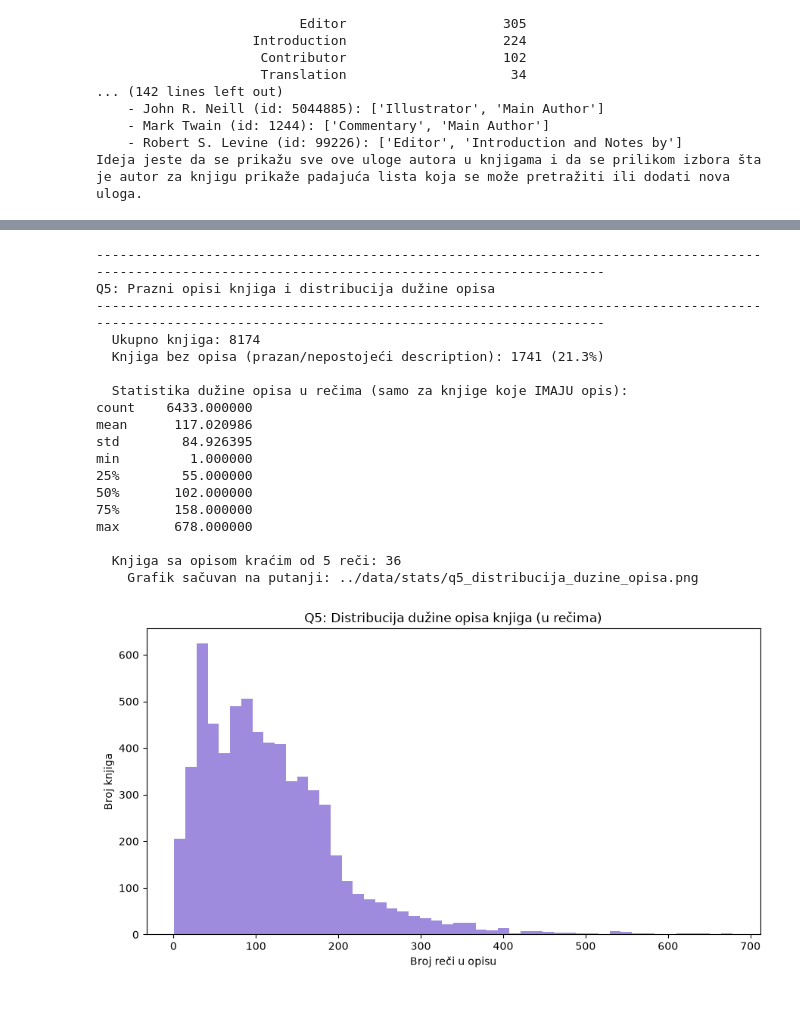
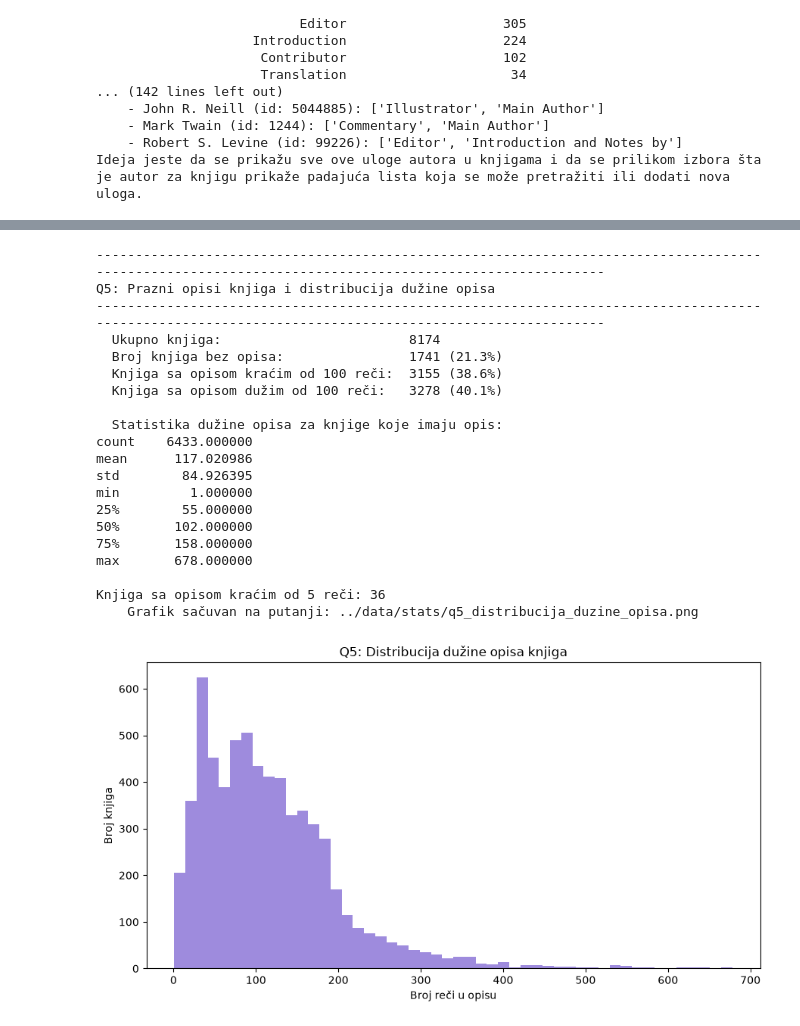
Before and after one commit to neshko31/AI-agent-za-biblioteku, a Jupyter notebook: VectorDatabaseService/scripts/data_stats.ipynb, the cells around one changed output, grey strips where cells are left out. Saved outputs shown, nothing was run; the diff lists cells and outputs as text; code cells hidden in the pictures.

```diff
--- a/VectorDatabaseService/scripts/data_stats.ipynb
+++ b/VectorDatabaseService/scripts/data_stats.ipynb
@@ -1231,53 +1247,64 @@ books_df["_description_is_missing"] = books_df["_description"].apply(is_missing)
 n_missing_desc = books_df["_description_is_missing"].sum()
 n_total_books = len(books_df)
 
-print(f"  Ukupno knjiga: {n_total_books}")
-print(f"  Knjiga bez opisa (prazan/nepostojeći description): {n_missing_desc} "
-      f"({round(100 * n_missing_desc / n_total_books, 2)}%)")
-
 books_df["_description_word_count"] = books_df["_description"].apply(
     lambda d: 0 if is_missing(d) else len(str(d).split())
 )
-books_df["_description_char_count"] = books_df["_description"].apply(
-    lambda d: 0 if is_missing(d) else len(str(d))
-)
+
+n_under_100_words = (
+    (~books_df["_description_is_missing"])
+    & (books_df["_description_word_count"] < 100)
+).sum()
+
+n_over_100_words = (
+    (~books_df["_description_is_missing"])
+    & (books_df["_description_word_count"] >= 100)
+).sum()
+
+print(f"  Ukupno knjiga:                        {n_total_books}")
+print(f"  Broj knjiga bez opisa:                {n_missing_desc} ({round(100 * n_missing_desc / n_total_books, 2)}%)")
+print(f"  Knjiga sa opisom kraćim od 100 reči:  {n_under_100_words} ({round(100 * n_under_100_words / n_total_books, 2)}%)")
+print(f"  Knjiga sa opisom dužim od 100 reči:   {n_over_100_words} ({round(100 * n_over_100_words / n_total_books, 2)}%)")
+
 
 desc_stats = books_df.loc[~books_df["_description_is_missing"], "_description_word_count"].describe()
-print("\n  Statistika dužine opisa u rečima (samo za knjige koje IMAJU opis):")
+print("\n  Statistika dužine opisa za knjige koje imaju opis:")
 print(desc_stats.to_string())
 
 n_very_short = (
     (~books_df["_description_is_missing"])
     & (books_df["_description_word_count"] < DESCRIPTION_MIN_WORDS)
 ).sum()
-print(f"\n  Knjiga sa opisom kraćim od {DESCRIPTION_MIN_WORDS} reči: {n_very_short}")
+print(f"\nKnjiga sa opisom kraćim od {DESCRIPTION_MIN_WORDS} reči: {n_very_short}")
 
 fig, ax = plt.subplots(figsize=(9, 5))
 non_missing_word_counts = books_df.loc[~books_df["_description_is_missing"], "_description_word_count"]
 ax.hist(non_missing_word_counts, bins=50, color="#9E8BDD")
 ax.set_xlabel("Broj reči u opisu")
 ax.set_ylabel("Broj knjiga")
-ax.set_title("Q5: Distribucija dužine opisa knjiga (u rečima)")
+ax.set_title("Q5: Distribucija dužine opisa knjiga")
 save_and_show(fig, "q5_distribucija_duzine_opisa.png")
 # %% [output]
 ------------------------------------------------------------------------------------------------------------------------------------------------------
 Q5: Prazni opisi knjiga i distribucija dužine opisa
 ------------------------------------------------------------------------------------------------------------------------------------------------------
-  Ukupno knjiga: 8174
-  Knjiga bez opisa (prazan/nepostojeći description): 1741 (21.3%)
+  Ukupno knjiga:                        8174
+  Broj knjiga bez opisa:                1741 (21.3%)
+  Knjiga sa opisom kraćim od 100 reči:  3155 (38.6%)
+  Knjiga sa opisom dužim od 100 reči:   3278 (40.1%)
 
-  Statistika dužine opisa u rečima (samo za knjige koje IMAJU opis):
+  Statistika dužine opisa za knjige koje imaju opis:
 count    6433.000000
 mean      117.020986
 std        84.926395
 min         1.000000
 25%        55.000000
 50%       102.000000
 75%       158.000000
 max       678.000000
 
-  Knjiga sa opisom kraćim od 5 reči: 36
+Knjiga sa opisom kraćim od 5 reči: 36
     Grafik sačuvan na putanji: ../data/stats/q5_distribucija_duzine_opisa.png
-[figure, old version]
+[figure, new version]
 # %%
 # 6 - Placeholder opisi koji se ponavljaju kod knjiga
```
Also changed, not shown: parts of 9 cells of this notebook.
